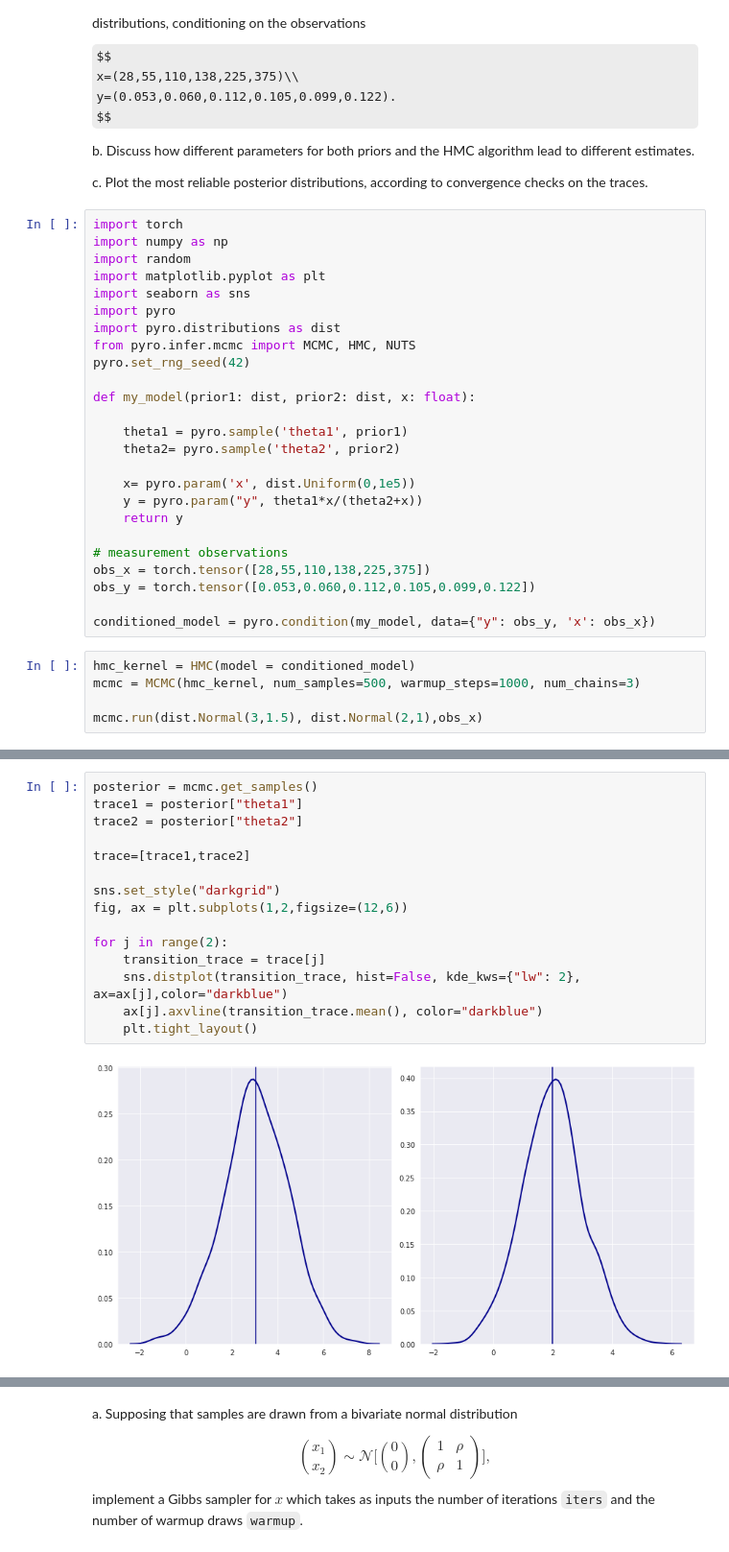
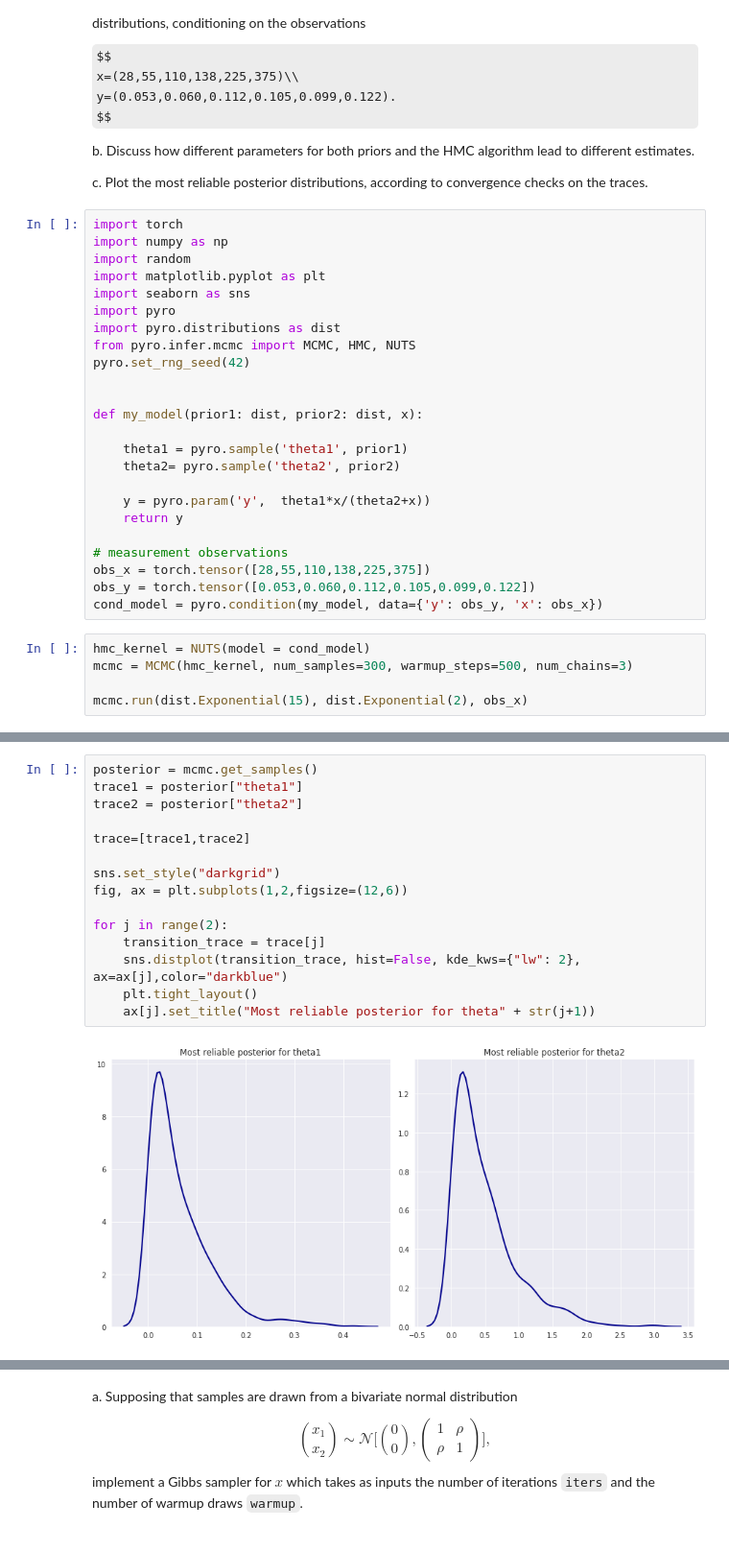
Before and after one commit to samadio/statistical-machine-learning, a Jupyter notebook: homeworks/homework_04.ipynb, the cells around one changed output, grey strips where cells are left out. Shown: that part at 96% size. Drawn from its saved outputs; the diff is of its cells as text; some formulas as TeX source.

```diff
--- a/homeworks/homework_04.ipynb
+++ b/homeworks/homework_04.ipynb
@@ -28,24 +28,23 @@ import pyro.distributions as dist
 from pyro.infer.mcmc import MCMC, HMC, NUTS
 pyro.set_rng_seed(42)
 
-def my_model(prior1: dist, prior2: dist, x: float):
+
+def my_model(prior1: dist, prior2: dist, x):
 
     theta1 = pyro.sample('theta1', prior1)
     theta2= pyro.sample('theta2', prior2)
 
-    x= pyro.param('x', dist.Uniform(0,1e5))
-    y = pyro.param("y", theta1*x/(theta2+x))
+    y = pyro.param('y',  theta1*x/(theta2+x))
     return y
 
 # measurement observations
 obs_x = torch.tensor([28,55,110,138,225,375])
 obs_y = torch.tensor([0.053,0.060,0.112,0.105,0.099,0.122])
-
-conditioned_model = pyro.condition(my_model, data={"y": obs_y, 'x': obs_x})
+cond_model = pyro.condition(my_model, data={'y': obs_y, 'x': obs_x})
 # %%
-hmc_kernel = HMC(model = conditioned_model)
-mcmc = MCMC(hmc_kernel, num_samples=500, warmup_steps=1000, num_chains=3)
+hmc_kernel = NUTS(model = cond_model)
+mcmc = MCMC(hmc_kernel, num_samples=300, warmup_steps=500, num_chains=3)
 
-mcmc.run(dist.Normal(3,1.5), dist.Normal(2,1),obs_x)
+mcmc.run(dist.Exponential(15), dist.Exponential(2), obs_x)
 # %%
 mcmc.summary()
@@ -58,20 +66,20 @@ Number of divergences: 0
 # %%
 posterior = mcmc.get_samples()
 trace1 = posterior["theta1"]
 trace2 = posterior["theta2"]
 
 trace=[trace1,trace2]
 
 sns.set_style("darkgrid")
 fig, ax = plt.subplots(1,2,figsize=(12,6))
 
 for j in range(2):
     transition_trace = trace[j]
     sns.distplot(transition_trace, hist=False, kde_kws={"lw": 2}, ax=ax[j],color="darkblue")
-    ax[j].axvline(transition_trace.mean(), color="darkblue")
     plt.tight_layout()
+    ax[j].set_title("Most reliable posterior for theta" + str(j+1))
 # %% [output]
-[figure, old version]
+[figure, new version]
 # %% [markdown]
 b) I have chosen to use the same functional forms as priors for $\theta_1$ and $\theta_2$
 
```
Also changed, not shown: parts of 7 cells of this notebook, 4 other files.
